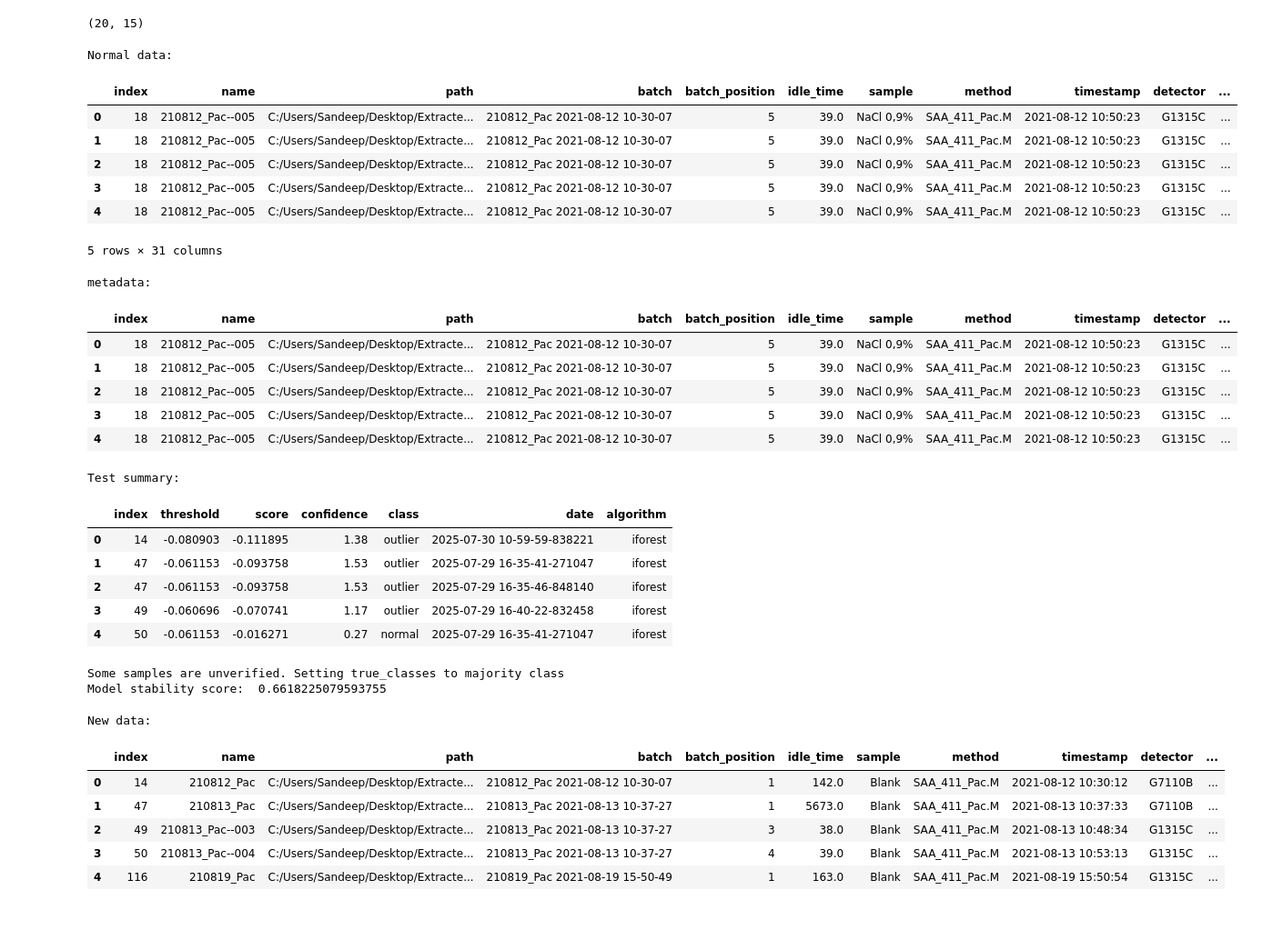
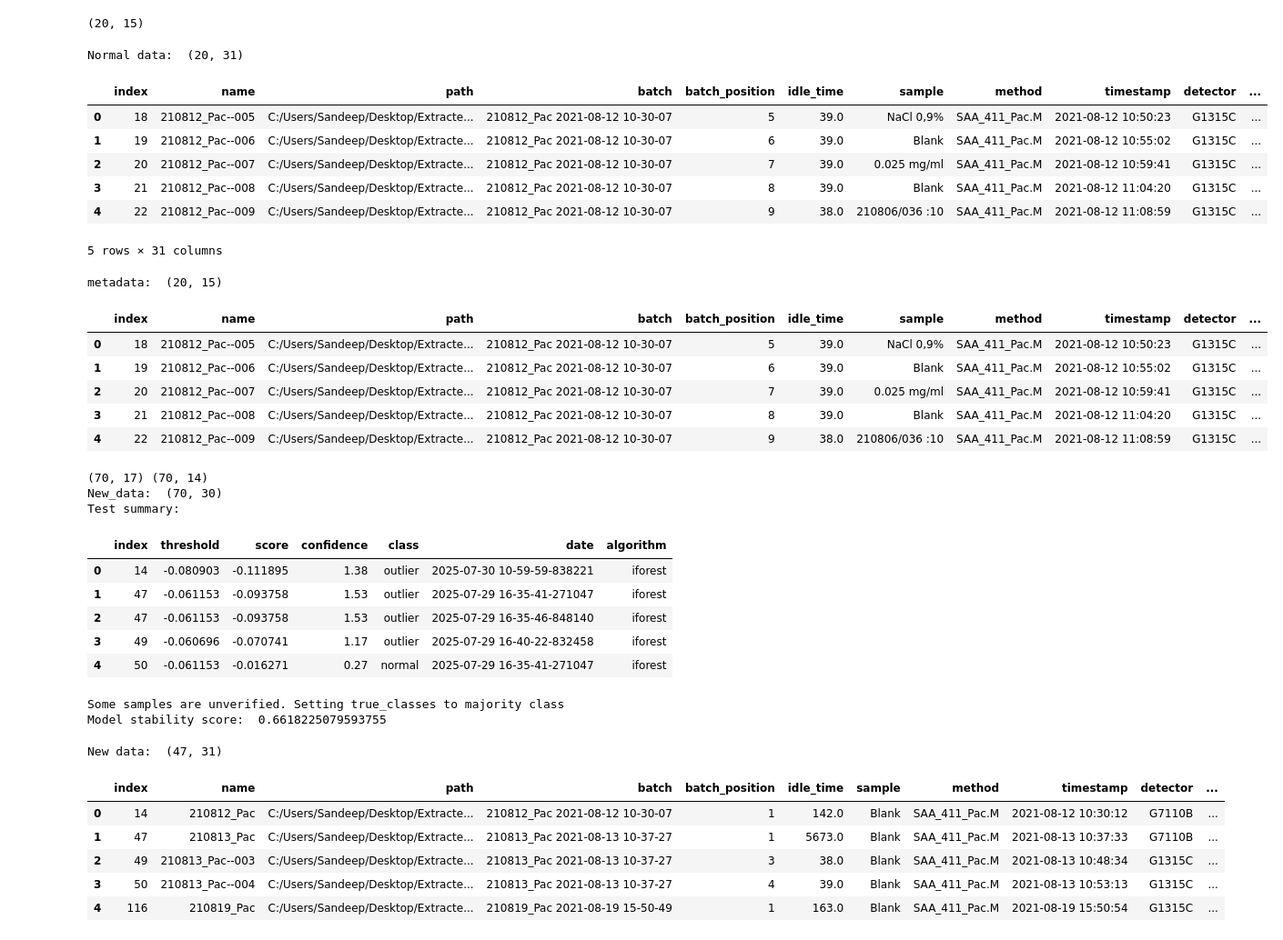
Before and after one commit to odea-project/StreamPort, a Jupyter notebook: dev_machine_learning.ipynb, the cells around one changed output. Shown at 91% size. Cells and saved outputs as stored; diff of their text form; code cells hidden in the pictures.

```diff
--- a/dev_machine_learning.ipynb
+++ b/dev_machine_learning.ipynb
@@ -107,29 +107,30 @@ print(old_train_metadata.shape)
 (20, 15)
 # %%
 # runtime column exists in both data and metadata
-old_train_data = pd.merge(old_train_metadata, old_train_data, on="runtime")
-print("Normal data: ")
+old_train_data.drop(columns="runtime", inplace=True)
+old_train_data = pd.concat([old_train_metadata, old_train_data], axis = 1)
+print("Normal data: ", old_train_data.shape)
 old_train_data.head()
 # %% [output]
-Normal data:
+Normal data:  (20, 31)
 |  | index | name | path | batch | batch_position | idle_time | sample | method | timestamp | detector | ... |
 | 0 | 18 | 210812_Pac--005 | C:/Users/Sandeep/Desktop/Extracte... | 210812_Pac 2021-08-12 10-30-07 | 5 | 39.0 | NaCl 0,9% | SAA_411_Pac.M | 2021-08-12 10:50:23 | G1315C | ... |
-| 1 | 18 | 210812_Pac--005 | C:/Users/Sandeep/Desktop/Extracte... | 210812_Pac 2021-08-12 10-30-07 | 5 | 39.0 | NaCl 0,9% | SAA_411_Pac.M | 2021-08-12 10:50:23 | G1315C | ... |
-| 2 | 18 | 210812_Pac--005 | C:/Users/Sandeep/Desktop/Extracte... | 210812_Pac 2021-08-12 10-30-07 | 5 | 39.0 | NaCl 0,9% | SAA_411_Pac.M | 2021-08-12 10:50:23 | G1315C | ... |
-| 3 | 18 | 210812_Pac--005 | C:/Users/Sandeep/Desktop/Extracte... | 210812_Pac 2021-08-12 10-30-07 | 5 | 39.0 | NaCl 0,9% | SAA_411_Pac.M | 2021-08-12 10:50:23 | G1315C | ... |
-| 4 | 18 | 210812_Pac--005 | C:/Users/Sandeep/Desktop/Extracte... | 210812_Pac 2021-08-12 10-30-07 | 5 | 39.0 | NaCl 0,9% | SAA_411_Pac.M | 2021-08-12 10:50:23 | G1315C | ... |
+| 1 | 19 | 210812_Pac--006 | C:/Users/Sandeep/Desktop/Extracte... | 210812_Pac 2021-08-12 10-30-07 | 6 | 39.0 | Blank | SAA_411_Pac.M | 2021-08-12 10:55:02 | G1315C | ... |
+| 2 | 20 | 210812_Pac--007 | C:/Users/Sandeep/Desktop/Extracte... | 210812_Pac 2021-08-12 10-30-07 | 7 | 39.0 | 0.025 mg/ml | SAA_411_Pac.M | 2021-08-12 10:59:41 | G1315C | ... |
+| 3 | 21 | 210812_Pac--008 | C:/Users/Sandeep/Desktop/Extracte... | 210812_Pac 2021-08-12 10-30-07 | 8 | 39.0 | Blank | SAA_411_Pac.M | 2021-08-12 11:04:20 | G1315C | ... |
+| 4 | 22 | 210812_Pac--009 | C:/Users/Sandeep/Desktop/Extracte... | 210812_Pac 2021-08-12 10-30-07 | 9 | 38.0 | 210806/036 :10 | SAA_411_Pac.M | 2021-08-12 11:08:59 | G1315C | ... |
 5 rows × 31 columns
 # %%
-print("metadata: ")
+print("metadata: ", old_train_metadata.shape)
 old_train_data[metadata_columns].head()
 # %% [output]
-metadata:
+metadata:  (20, 15)
 |  | index | name | path | batch | batch_position | idle_time | sample | method | timestamp | detector | ... |
 | 0 | 18 | 210812_Pac--005 | C:/Users/Sandeep/Desktop/Extracte... | 210812_Pac 2021-08-12 10-30-07 | 5 | 39.0 | NaCl 0,9% | SAA_411_Pac.M | 2021-08-12 10:50:23 | G1315C | ... |
-| 1 | 18 | 210812_Pac--005 | C:/Users/Sandeep/Desktop/Extracte... | 210812_Pac 2021-08-12 10-30-07 | 5 | 39.0 | NaCl 0,9% | SAA_411_Pac.M | 2021-08-12 10:50:23 | G1315C | ... |
-| 2 | 18 | 210812_Pac--005 | C:/Users/Sandeep/Desktop/Extracte... | 210812_Pac 2021-08-12 10-30-07 | 5 | 39.0 | NaCl 0,9% | SAA_411_Pac.M | 2021-08-12 10:50:23 | G1315C | ... |
-| 3 | 18 | 210812_Pac--005 | C:/Users/Sandeep/Desktop/Extracte... | 210812_Pac 2021-08-12 10-30-07 | 5 | 39.0 | NaCl 0,9% | SAA_411_Pac.M | 2021-08-12 10:50:23 | G1315C | ... |
-| 4 | 18 | 210812_Pac--005 | C:/Users/Sandeep/Desktop/Extracte... | 210812_Pac 2021-08-12 10-30-07 | 5 | 39.0 | NaCl 0,9% | SAA_411_Pac.M | 2021-08-12 10:50:23 | G1315C | ... |
+| 1 | 19 | 210812_Pac--006 | C:/Users/Sandeep/Desktop/Extracte... | 210812_Pac 2021-08-12 10-30-07 | 6 | 39.0 | Blank | SAA_411_Pac.M | 2021-08-12 10:55:02 | G1315C | ... |
+| 2 | 20 | 210812_Pac--007 | C:/Users/Sandeep/Desktop/Extracte... | 210812_Pac 2021-08-12 10-30-07 | 7 | 39.0 | 0.025 mg/ml | SAA_411_Pac.M | 2021-08-12 10:59:41 | G1315C | ... |
+| 3 | 21 | 210812_Pac--008 | C:/Users/Sandeep/Desktop/Extracte... | 210812_Pac 2021-08-12 10-30-07 | 8 | 39.0 | Blank | SAA_411_Pac.M | 2021-08-12 11:04:20 | G1315C | ... |
+| 4 | 22 | 210812_Pac--009 | C:/Users/Sandeep/Desktop/Extracte... | 210812_Pac 2021-08-12 10-30-07 | 9 | 38.0 | 210806/036 :10 | SAA_411_Pac.M | 2021-08-12 11:08:59 | G1315C | ... |
 # %%
 import os
 
@@ -173,7 +174,11 @@ for i in range(len(test_files)):
     metadata = pd.concat([metadata, meta], ignore_index=True)
 
 #data from test records are newly labelled. Classification results over tests will be averaged
-new_data = pd.merge(metadata, data, on="runtime")# fix bug with double runtime appearance or fix method to handle
+
+print(data.shape, metadata.shape)
+data.drop(columns="runtime", inplace=True)
+new_data = pd.concat([metadata, data], axis = 1)# fix bug with double runtime appearance or fix method to handle. watch out for column move 2 cells down
+print("New_data: ", new_data.shape)
 
 new_data = new_data.sort_values("index")
 new_data.drop_duplicates(subset = "index", inplace=True)
@@ -186,6 +191,8 @@ summary.to_csv("dev/test_summary.csv", index=False)
 print("Test summary: ")
 summary.head()
 # %% [output]
+(70, 17) (70, 14)
+New_data:  (70, 30)
 Test summary:
 |  | index | threshold | score | confidence | class | date | algorithm |
 | 0 | 14 | -0.080903 | -0.111895 | 1.38 | outlier | 2025-07-30 10-59-59-838221 | iforest |
@@ -217,10 +224,10 @@ Model stability score:  0.6618225079593755
 new_data["label"] = true_classes["class_true"]
 col = new_data.pop("label")
 new_data.insert(14, "label", col)
-print("New data: ")
+print("New data: ", new_data.shape)
 new_data[metadata_columns].head()
 # %% [output]
-New data:
+New data:  (47, 31)
 |  | index | name | path | batch | batch_position | idle_time | sample | method | timestamp | detector | ... |
 | 0 | 14 | 210812_Pac | C:/Users/Sandeep/Desktop/Extracte... | 210812_Pac 2021-08-12 10-30-07 | 1 | 142.0 | Blank | SAA_411_Pac.M | 2021-08-12 10:30:12 | G7110B | ... |
 | 1 | 47 | 210813_Pac | C:/Users/Sandeep/Desktop/Extracte... | 210813_Pac 2021-08-13 10-37-27 | 1 | 5673.0 | Blank | SAA_411_Pac.M | 2021-08-13 10:37:33 | G7110B | ... |
```
Also changed, not shown: parts of 16 cells of this notebook, 6 other files.
